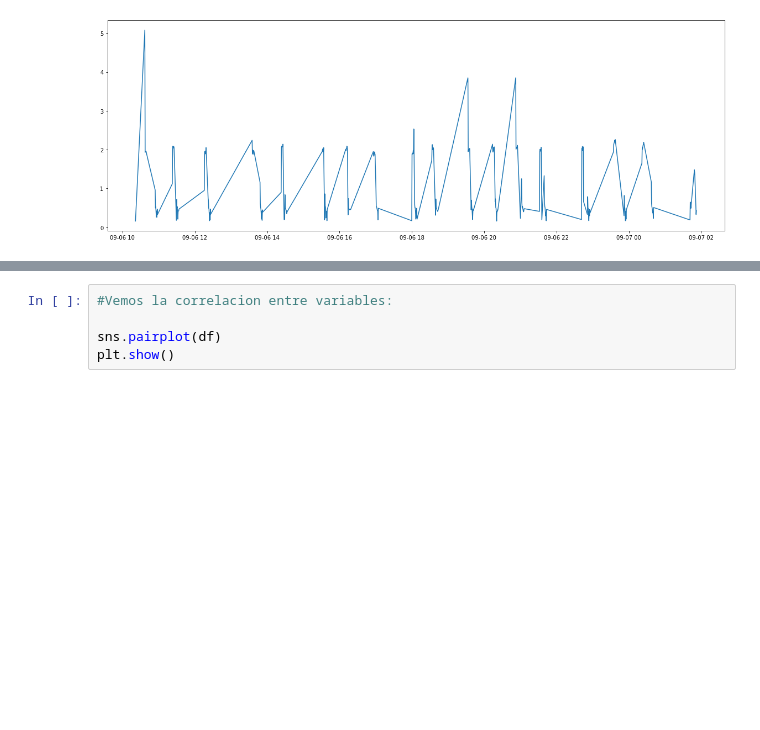
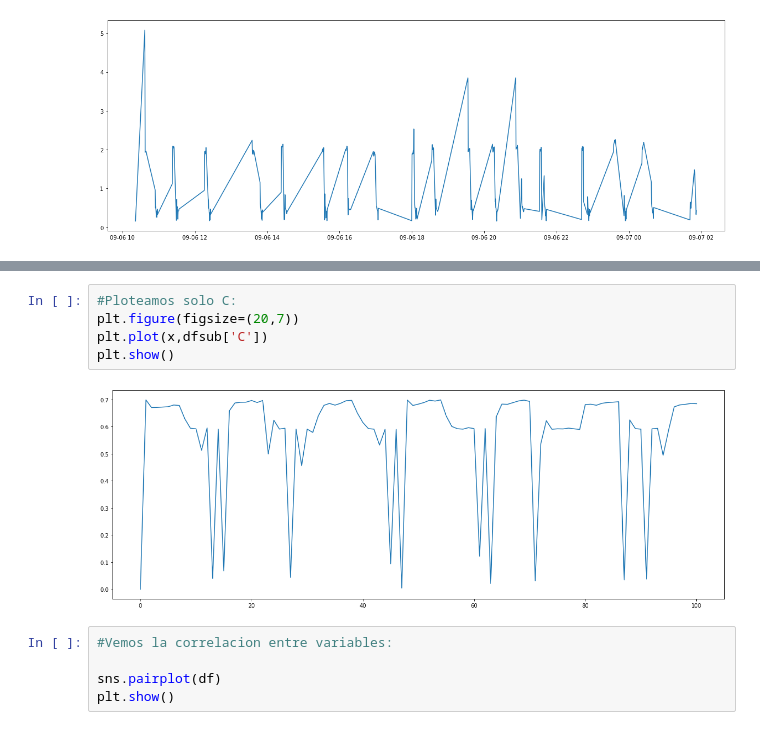
Before and after one commit to jesusllorens79/proyecto_big_data_2, a Jupyter notebook: eda.ipynb, the cells around one changed output, grey strips where cells are left out. Cells and saved outputs as stored; diff of their text form; blank space fills up the shorter version.

```diff
--- a/eda.ipynb
+++ b/eda.ipynb
@@ -275,3 +282,10 @@ plt.show()
+# %%
+#Ploteamos solo C:
+plt.figure(figsize=(20,7))
+plt.plot(x,dfsub['C'])
+plt.show()
+# %% [output]
+[figure, added]
 # %%
 #Vemos la correlacion entre variables:
 
```
Also changed, not shown: parts of 5 cells of this notebook.
